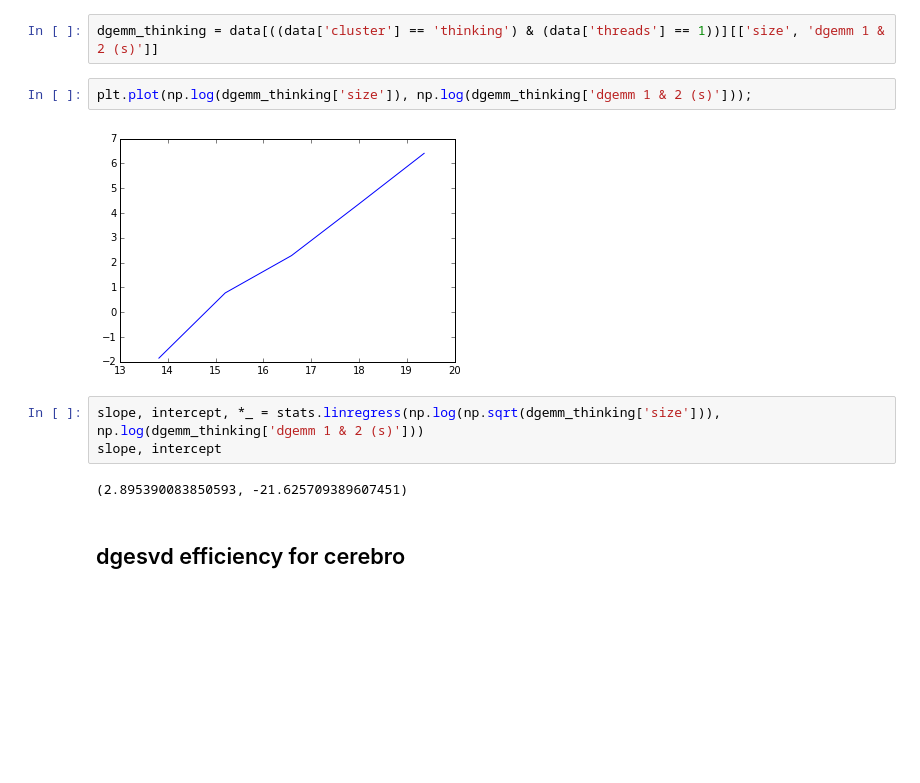
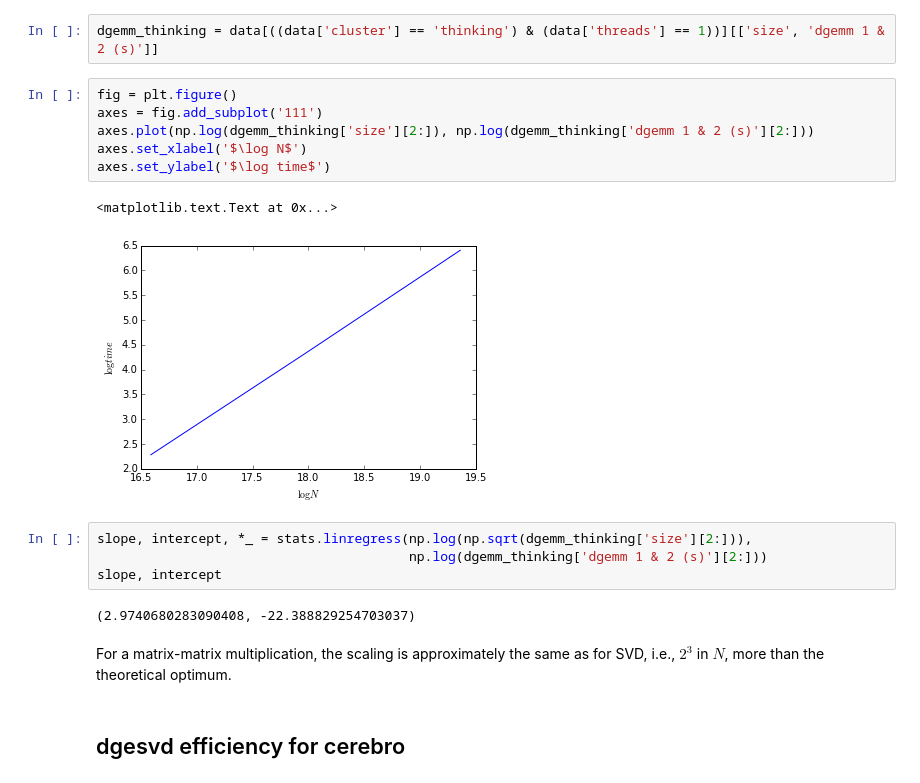
Before and after one commit to gjbex/training-material, a Jupyter notebook: Math/Lapack/SVD/performance_analysis.ipynb, the cells around one changed output. Drawn from its saved outputs; the diff is of its cells as text; blank space fills up the shorter version.

```diff
--- a/Math/Lapack/SVD/performance_analysis.ipynb
+++ b/Math/Lapack/SVD/performance_analysis.ipynb
@@ -57,14 +112,22 @@ slope, intercept
 # %%
 dgemm_thinking = data[((data['cluster'] == 'thinking') & (data['threads'] == 1))][['size', 'dgemm 1 & 2 (s)']]
+# %%
+fig = plt.figure()
+axes = fig.add_subplot('111')
+axes.plot(np.log(dgemm_thinking['size'][2:]), np.log(dgemm_thinking['dgemm 1 & 2 (s)'][2:]))
+axes.set_xlabel('$\log N$')
+axes.set_ylabel('$\log time$')
+# %% [output]
+<matplotlib.text.Text at 0x...>
+[figure, added]
 # %%
-plt.plot(np.log(dgemm_thinking['size']), np.log(dgemm_thinking['dgemm 1 & 2 (s)']));
+slope, intercept, *_ = stats.linregress(np.log(np.sqrt(dgemm_thinking['size'][2:])),
+                                        np.log(dgemm_thinking['dgemm 1 & 2 (s)'][2:]))
+slope, intercept
 # %% [output]
-[figure, removed]
+(2.9740680283090408, -22.388829254703037)
-# %%
-slope, intercept, *_ = stats.linregress(np.log(np.sqrt(dgemm_thinking['size'])), np.log(dgemm_thinking['dgemm 1 & 2 (s)']))
-slope, intercept
-# %% [output]
-(2.895390083850593, -21.625709389607451)
+# %% [markdown]
+For a matrix-matrix multiplication, the scaling is approximately the same as for SVD, i.e., $2^3$ in $N$, more than the theoretical optimum.
 # %% [markdown]
 ## dgesvd efficiency for cerebro
 # %%
```
Also changed, not shown: parts of 26 cells of this notebook.
